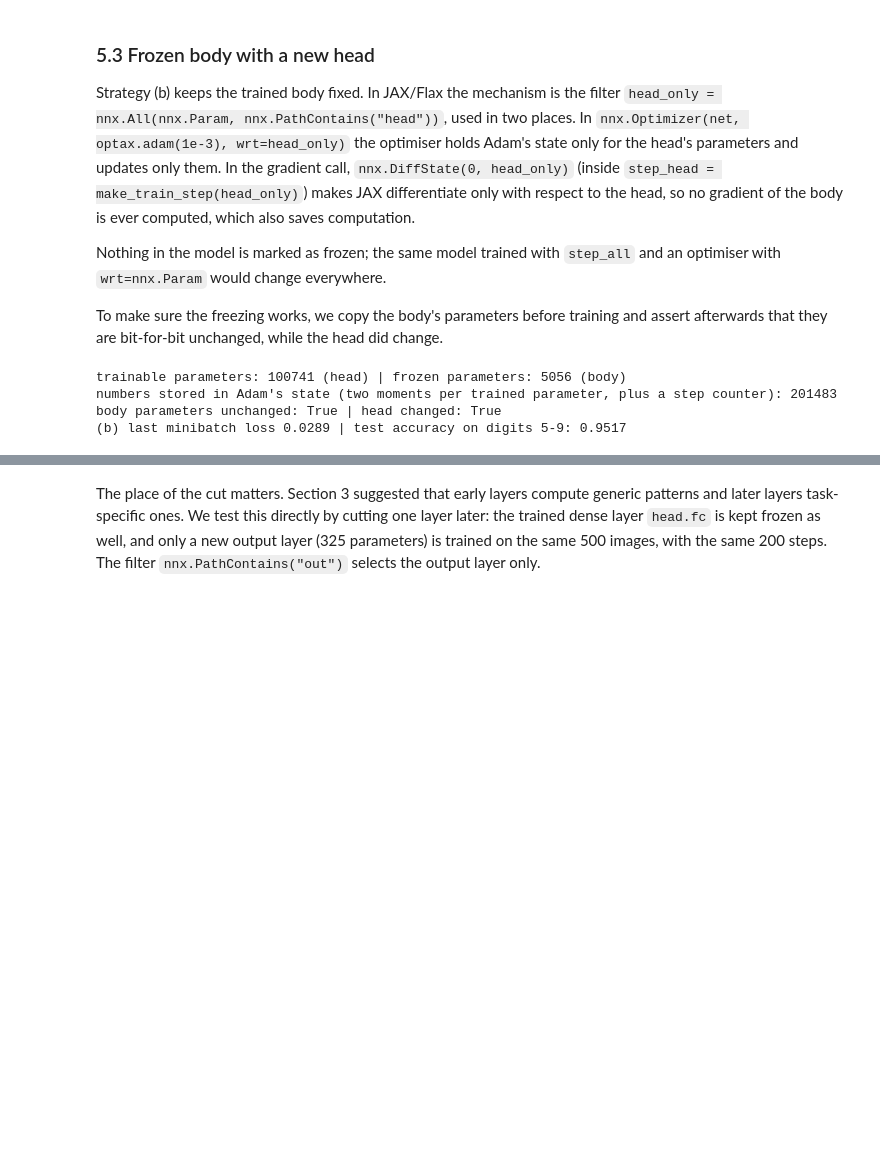
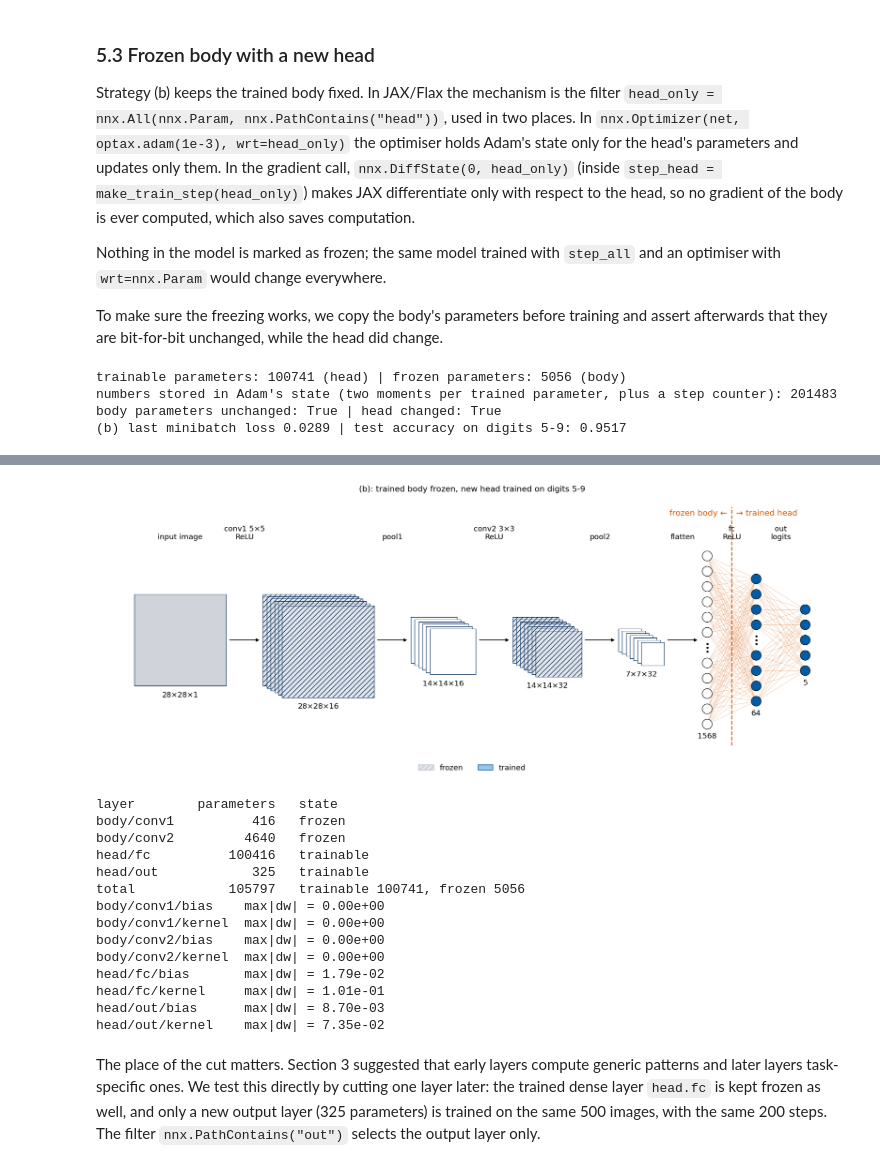
Before and after one commit to MarcinPlodzien/deep-learning-for-classical-and-quantum-physics, a Jupyter notebook: notebooks/lecture-01/lab-003b-trained-networks-jax.ipynb, the cells around one changed output, grey strips where cells are left out. Drawn from its saved outputs; the diff is of its cells as text; code cells hidden in the pictures; blank space fills up the shorter version.

```diff
--- a/notebooks/lecture-01/lab-003b-trained-networks-jax.ipynb
+++ b/notebooks/lecture-01/lab-003b-trained-networks-jax.ipynb
@@ -339,0 +529,31 @@ filter head_only  -> trainable / frozen: (100741, 5056)
+# %%
+def flat_params(model, wrt=nnx.Param):
+    # {"head/fc/kernel": array, ...} for the parameters selected by the filter `wrt`
+    return flatten_dict(nnx.to_pure_dict(nnx.state(model, nnx.All(nnx.Param, wrt))), sep="/")
+
+def layer_table(model, wrt=nnx.Param):
+    # one row per layer that owns parameters: path, number of parameters, trainable (selected by wrt) or frozen
+    selected = set(flat_params(model, wrt))
+    layers = {}
+    for key, value in flat_params(model).items():
+        layer = key.rsplit("/", 1)[0]                           # "head/fc/kernel" -> "head/fc"
+        n, flags = layers.get(layer, (0, set()))
+        layers[layer] = (n + value.size, flags | {key in selected})
+    print(f"{'layer':12s} {'parameters':>10s}   state")
+    for layer, (n, flags) in layers.items():
+        state = "trainable" if flags == {True} else ("frozen" if flags == {False} else "mixed")
+        print(f"{layer:12s} {n:10d}   {state}")
+    total, n_tr = sum(n for n, _ in layers.values()), sum(n for n, f in layers.values() if f == {True})
+    print(f"{'total':12s} {total:10d}   trainable {n_tr}, frozen {total - n_tr}")
+
+def snapshot(model):
+    # NumPy copies of all parameter arrays, to compare with after training
+    return {k: np.array(v) for k, v in flat_params(model).items()}
+
+def max_change(before, model):
+    # largest absolute change of every parameter array since `before`; exactly 0 means unchanged
+    for k, v in flat_params(model).items():
+        change = f"{np.abs(np.asarray(v) - before[k]).max():.2e}" if k in before else "new"
+        print(f"{k:18s} max|dw| = {change}")
+
+layer_table(model, head_only)
@@ -610,3 +863,26 @@ body parameters unchanged: True | head changed: True
+# %%
+FROZEN_BODY = [None, "frozen", None, "frozen", None, None, "trained", "trained"]
+draw_cnn(smallcnn_stages(), status=FROZEN_BODY, cut=(5, "frozen body", "trained head"),
+         title="(b): trained body frozen, new head trained on digits 5-9")
+plt.show()
+layer_table(net_b, head_only)
+max_change(snapshot(transfer_model(seed=10)), net_b)             # transfer_model(seed=10) is net_b before training
+# %% [output]
+[figure, added]
+layer        parameters   state
+body/conv1          416   frozen
+body/conv2         4640   frozen
+head/fc          100416   trainable
+head/out            325   trainable
+total            105797   trainable 100741, frozen 5056
+body/conv1/bias    max|dw| = 0.00e+00
+body/conv1/kernel  max|dw| = 0.00e+00
+body/conv2/bias    max|dw| = 0.00e+00
+body/conv2/kernel  max|dw| = 0.00e+00
+head/fc/bias       max|dw| = 1.79e-02
+head/fc/kernel     max|dw| = 1.01e-01
+head/out/bias      max|dw| = 8.70e-03
+head/out/kernel    max|dw| = 7.35e-02
 # %% [markdown]
 The place of the cut matters. Section 3 suggested that early layers compute generic patterns and later layers task-specific ones. We test this directly by cutting one layer later: the trained dense layer `head.fc` is kept frozen as well, and only a new output layer (325 parameters) is trained on the same 500 images, with the same 200 steps. The filter `nnx.PathContains("out")` selects the output layer only.
 # %%
```
Also changed, not shown: parts of 24 cells of this notebook, 48 other files.
